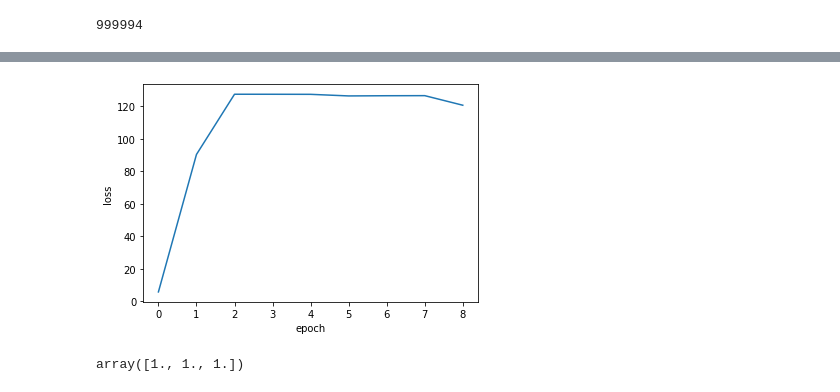
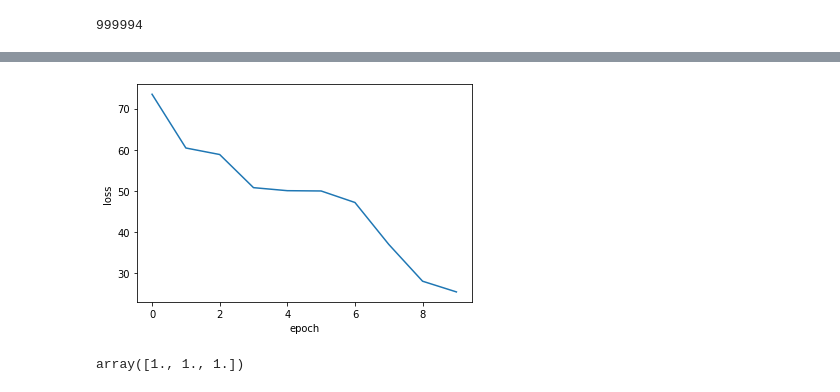
Before and after one commit to deeplearningexplore/siamese, a Jupyter notebook: question_pairs_detection2.ipynb, the cells around one changed output, grey strips where cells are left out. Cells and saved outputs as stored; diff of their text form; code cells hidden in the pictures.

```diff
--- a/question_pairs_detection2.ipynb
+++ b/question_pairs_detection2.ipynb
@@ -222,6 +222,7 @@ embedding_layer = tf.keras.layers.Embedding(vocab_size,
 
 model = tf.keras.Sequential()
 model.add(embedding_layer)
+model.add(tf.keras.layers.LSTM(num_units*2,return_sequences=True))
 model.add(tf.keras.layers.LSTM(num_units))
 
 input1 = tf.keras.Input(shape=(None,))
@@ -268,18 +269,6 @@ def TripletLoss(batch_size, margin = 0.25):
     anchor1 = anchor1 / K.sqrt(K.sum(K.square(anchor1), axis=1, keepdims=True))
     anchor2 = anchor2 / K.sqrt(K.sum(K.square(anchor2), axis=1, keepdims=True))
     similarity_matrix = K.dot(anchor1, K.transpose(anchor2))
-
-    '''similarity_matrix = cosine_similarity(anchor1,anchor2)'''
-
-    '''similarity_matrix = np.empty((0,batch_size),float)
-    for i in range(batch_size):
-      row = []
-      for j in range(batch_size):
-        row.append(cosine_similarity(anchor1[i],anchor2[j]))
-      row = np.asarray(row)
-      similarity_matrix = np.append(similarity_matrix,row,axis=0)'''
-
-    #similarity_matrix = np.array(similarity_matrix)
 
     positive = K.sum(similarity_matrix * K.eye(batch_size), axis=1)
     temp1 = similarity_matrix - K.eye(batch_size) * 2.0
@@ -296,11 +285,11 @@ def TripletLoss(batch_size, margin = 0.25):
     return loss
   return lossfn
 # %%
-saimese.compile(optimizer="adam", loss = TripletLoss(batch_size = batch_size))
+saimese.compile(optimizer=tf.keras.optimizers.Adam(learning_rate=0.003), loss = TripletLoss(batch_size = batch_size))
 tf.config.experimental_run_functions_eagerly(True)
 
 
-es = tf.keras.callbacks.EarlyStopping(monitor='loss', mode = "min")
+es = tf.keras.callbacks.EarlyStopping(monitor='loss', mode="min")
 # %%
 history = saimese.fit_generator(data_generator(train_data1,train_data2,batch_size,num_units),
                                 epochs=10,
@@ -314,10 +319,10 @@ Epoch 2/10
 # %%
-plt.plot(history.history['loss'][1:])
+plt.plot(history.history['loss'])
 plt.ylabel('loss')
 plt.xlabel('epoch')
 plt.show()
 # %% [output]
-[figure, old version]
+[figure, new version]
 # %%
 uv = np.random.random((3,5))
 t = uv /np.sqrt(np.sum(np.square(uv), axis=-1, keepdims=True))
```
Also changed, not shown: parts of 7 cells of this notebook.
